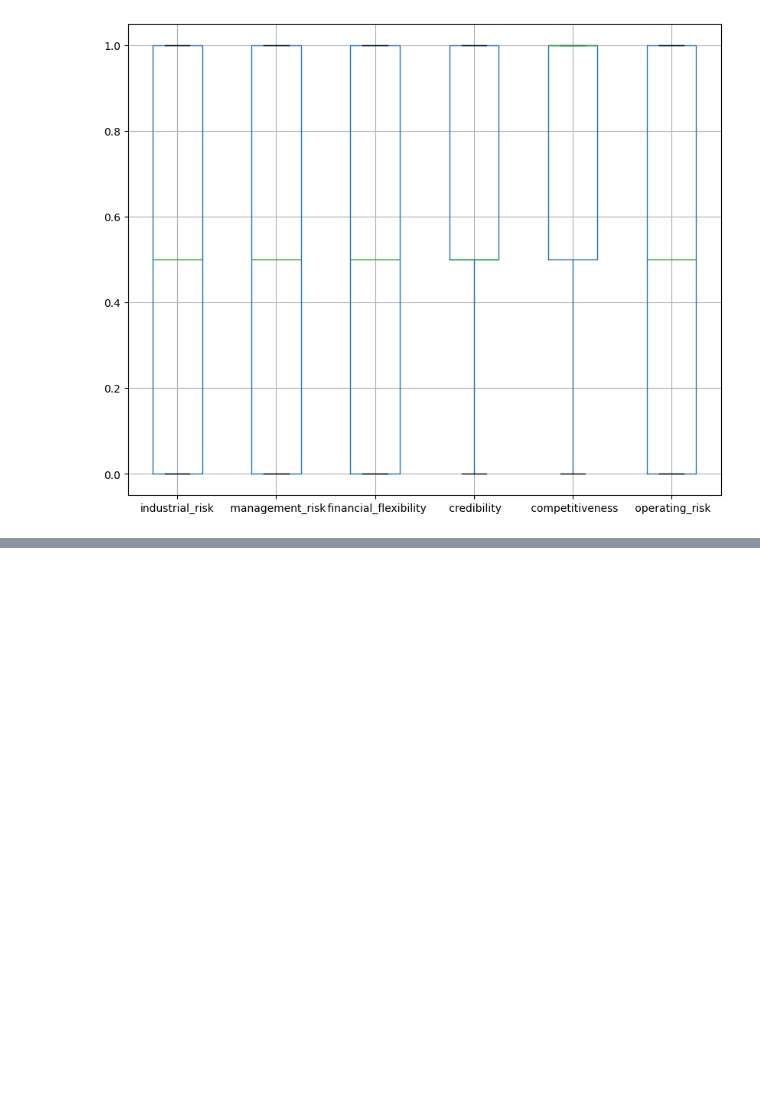
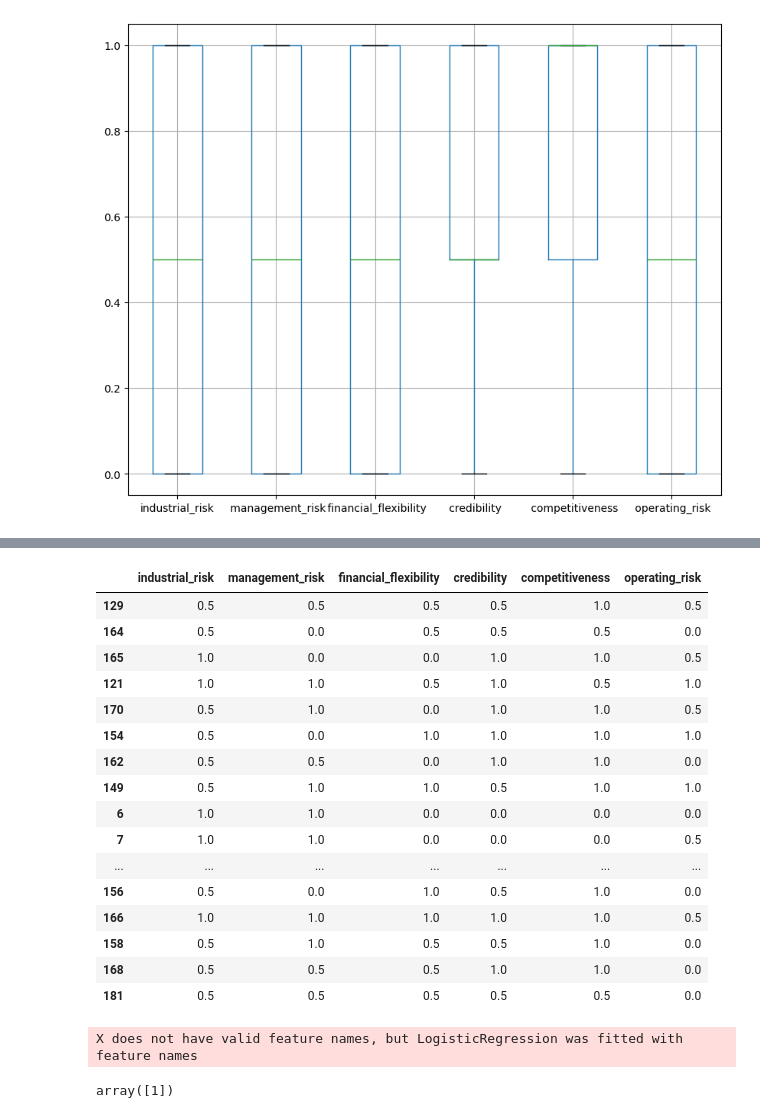
Before and after one commit to Rushi-code1/Banckrupcy, a Jupyter notebook: bankcurpcy.ipynb, the cells around one changed output, grey strips where cells are left out. Cells and saved outputs as stored; diff of their text form; code cells hidden in the pictures; blank space fills up the shorter version.

```diff
--- a/bankcurpcy.ipynb
+++ b/bankcurpcy.ipynb
@@ -241 +369,33 @@ Initial Model Accuracy: 1.0
+# %%
+X_test
+# %% [output]
+|  | industrial_risk | management_risk | financial_flexibility | credibility | competitiveness | operating_risk |
+| 129 | 0.5 | 0.5 | 0.5 | 0.5 | 1.0 | 0.5 |
+| 164 | 0.5 | 0.0 | 0.5 | 0.5 | 0.5 | 0.0 |
+| 165 | 1.0 | 0.0 | 0.0 | 1.0 | 1.0 | 0.5 |
+| 121 | 1.0 | 1.0 | 0.5 | 1.0 | 0.5 | 1.0 |
+| 170 | 0.5 | 1.0 | 0.0 | 1.0 | 1.0 | 0.5 |
+| 154 | 0.5 | 0.0 | 1.0 | 1.0 | 1.0 | 1.0 |
+| 162 | 0.5 | 0.5 | 0.0 | 1.0 | 1.0 | 0.0 |
+| 149 | 0.5 | 1.0 | 1.0 | 0.5 | 1.0 | 1.0 |
+| 6 | 1.0 | 1.0 | 0.0 | 0.0 | 0.0 | 0.0 |
+| 7 | 1.0 | 1.0 | 0.0 | 0.0 | 0.0 | 0.5 |
+| ... | ... | ... | ... | ... | ... | ... |
+| 156 | 0.5 | 0.0 | 1.0 | 0.5 | 1.0 | 0.0 |
+| 166 | 1.0 | 1.0 | 1.0 | 1.0 | 1.0 | 0.5 |
+| 158 | 0.5 | 1.0 | 0.5 | 0.5 | 1.0 | 0.0 |
+| 168 | 0.5 | 0.5 | 0.5 | 1.0 | 1.0 | 0.0 |
+| 181 | 0.5 | 0.5 | 0.5 | 0.5 | 0.5 | 0.0 |
+# %%
+# # Given list
+data_to_scale = [[0.5, 0.5, 0.5, 0.5, 0.5, 0.5]]
+
+# # Scale the data
+# scaled_data = scaler.transform(data_to_scale)
+# scaled_data
+
+log_reg_model.predict(data_to_scale)
+# %% [output]
+X does not have valid feature names, but LogisticRegression was fitted with feature names
+array([1])
 # %%
```
Also changed, not shown: parts of 34 cells of this notebook, 1 other file.
